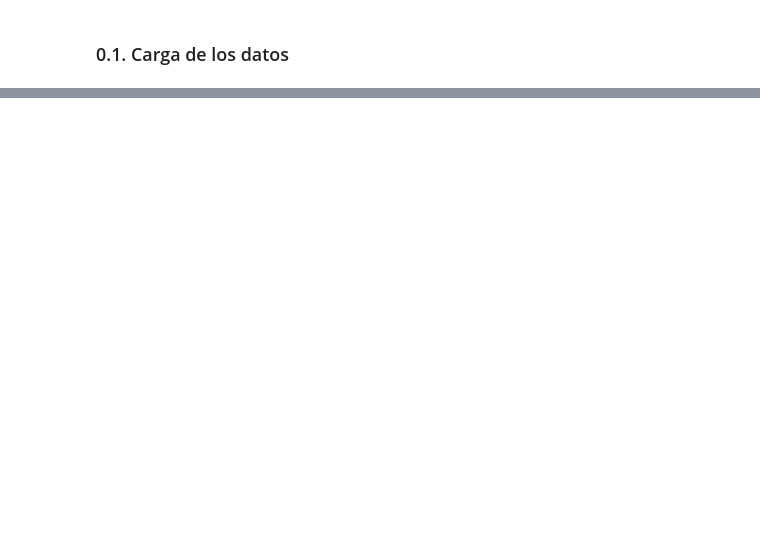
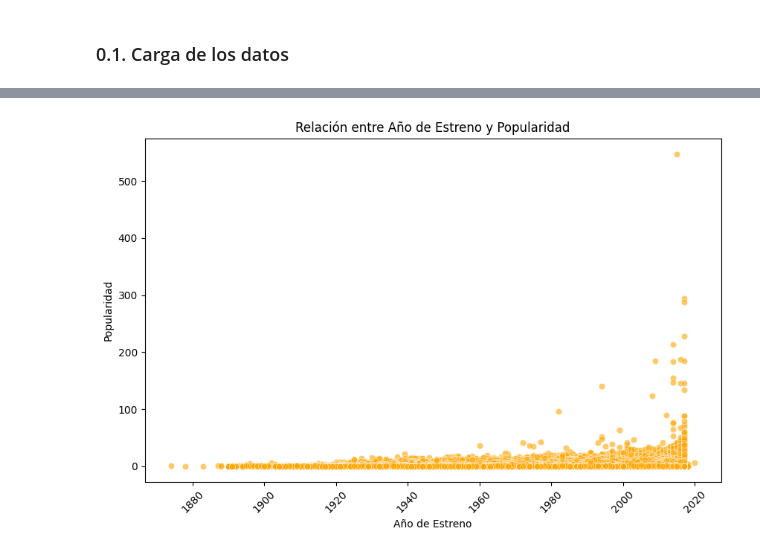
Before and after one commit to Halsey26/Movie_recomendation_ML, a Jupyter notebook: ETL_EDA/EDA.ipynb, the cells around one changed output, grey strips where cells are left out. Drawn from its saved outputs; the diff is of its cells as text; code cells hidden in the pictures; blank space fills up the shorter version.

```diff
--- a/ETL_EDA/EDA.ipynb
+++ b/ETL_EDA/EDA.ipynb
@@ -259,0 +93,14 @@ cast_df.to_parquet('../datasets/credits_cast.parquet', engine='pyarrow', compres
+# %%
+# Relación entre 'release_year', 'popularity' y 'revenue'
+# Usamos un gráfico de dispersión para observar si hay tendencias entre estas variables
+
+# Relación entre 'release_year' y 'popularity'
+plt.figure(figsize=(10, 6))
+sns.scatterplot(x='release_year', y='popularity', data=movie_df, alpha=0.6, color='orange')
+plt.title('Relación entre Año de Estreno y Popularidad')
+plt.xlabel('Año de Estreno')
+plt.ylabel('Popularidad')
+plt.xticks(rotation=45)
+plt.show()
+# %% [output]
+[figure, added]
```
Also changed, not shown: parts of 75 cells of this notebook, 2 other files.
